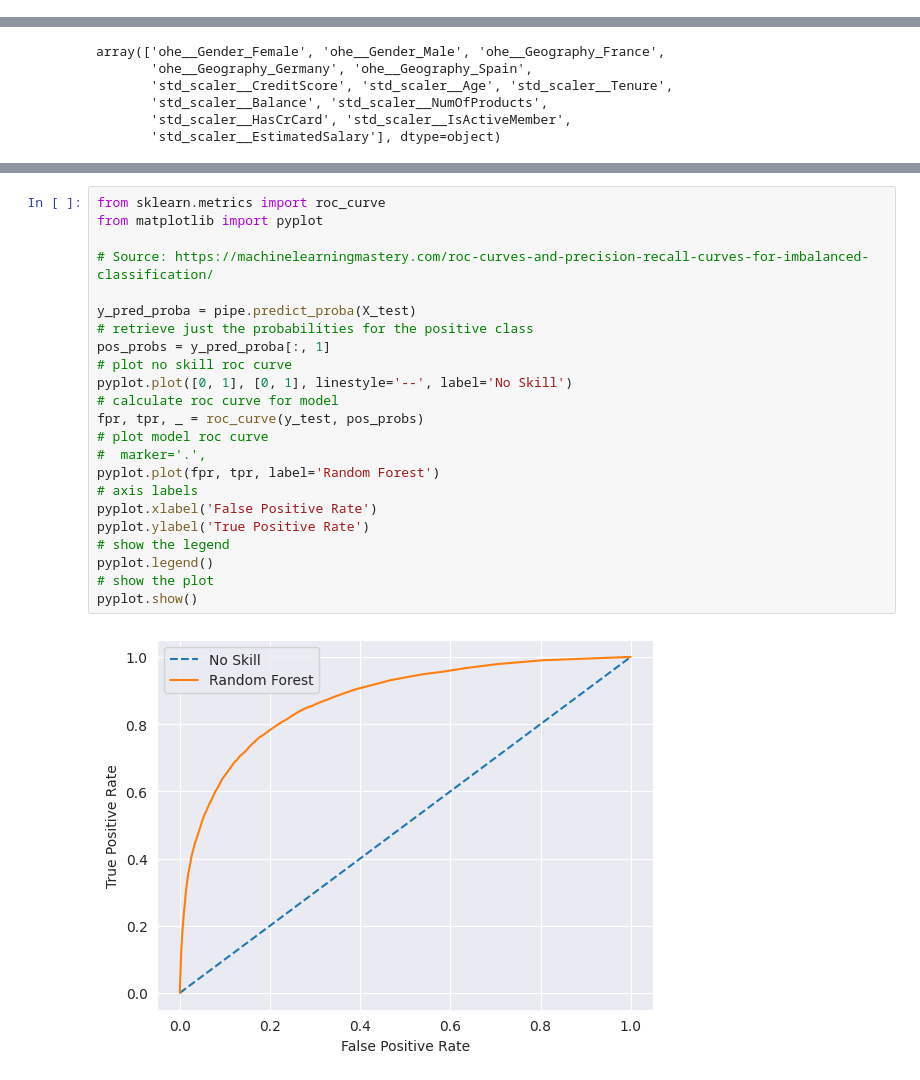
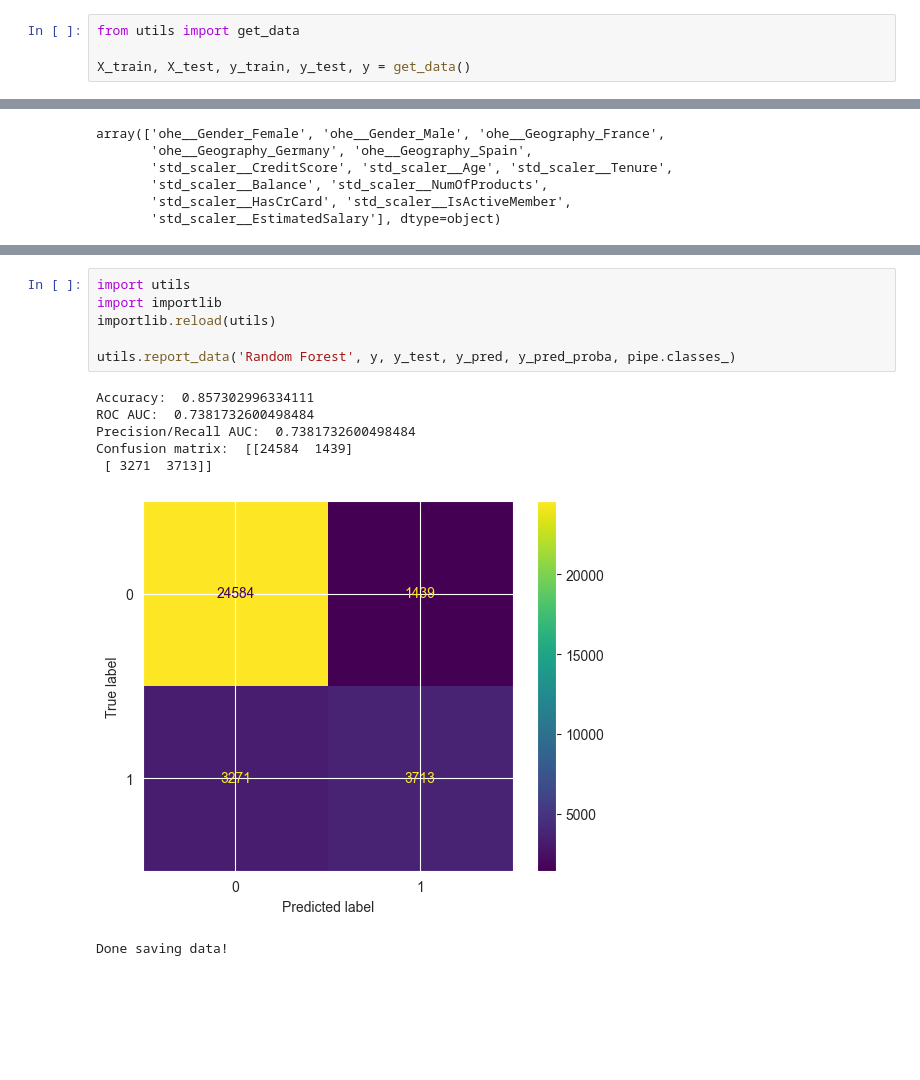
Before and after one commit to kevin51jiang/msci-546-project, a Jupyter notebook: randomForest.ipynb, the cells around one changed output, grey strips where cells are left out. Cells and saved outputs as stored; diff of their text form; blank space fills up the shorter version.

```diff
--- a/randomForest.ipynb
+++ b/randomForest.ipynb
@@ -212,3 +3,7 @@ X_train, X_test, y_train, y_test = train_test_split(X_raw, y, test_size=0.2, str
+# %%
+from utils import get_data
+
+X_train, X_test, y_train, y_test, y = get_data()
 # %%
 from sklearn.compose import ColumnTransformer
 from sklearn.preprocessing import OneHotEncoder
@@ -318,25 +61,14 @@ pyplot.show()
-# %%
-from sklearn.metrics import roc_curve
-from matplotlib import pyplot
-
-# Source: https://machinelearningmastery.com/roc-curves-and-precision-recall-curves-for-imbalanced-classification/
-
-y_pred_proba = pipe.predict_proba(X_test)
-# retrieve just the probabilities for the positive class
-pos_probs = y_pred_proba[:, 1]
-# plot no skill roc curve
-pyplot.plot([0, 1], [0, 1], linestyle='--', label='No Skill')
-# calculate roc curve for model
-fpr, tpr, _ = roc_curve(y_test, pos_probs)
-# plot model roc curve
-#  marker='.',
-pyplot.plot(fpr, tpr, label='Random Forest')
-# axis labels
-pyplot.xlabel('False Positive Rate')
-pyplot.ylabel('True Positive Rate')
-# show the legend
-pyplot.legend()
-# show the plot
-pyplot.show()
-# %% [output]
-[figure, removed]
+# %%
+import utils
+import importlib
+importlib.reload(utils)
+
+utils.report_data('Random Forest', y, y_test, y_pred, y_pred_proba, pipe.classes_)
+# %% [output]
+Accuracy:  0.857302996334111
+ROC AUC:  0.7381732600498484
+Precision/Recall AUC:  0.7381732600498484
+Confusion matrix:  [[24584  1439]
+ [ 3271  3713]]
+[figure, added]
+Done saving data!
```
Also changed, not shown: parts of 24 cells of this notebook, 19 other files.
